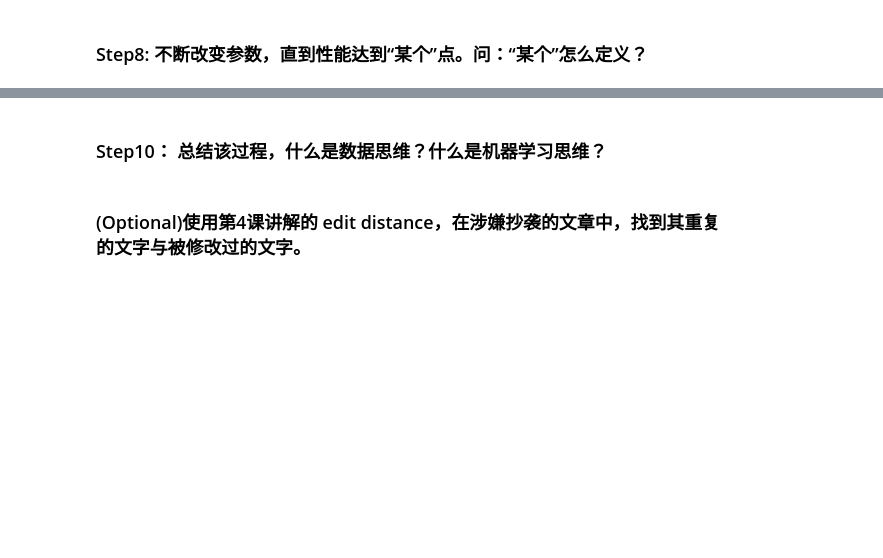
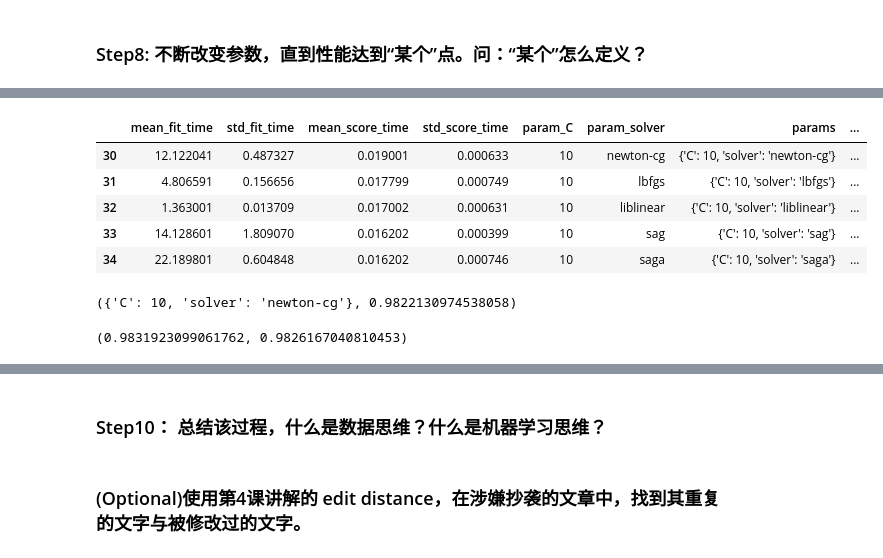
Before and after one commit to jh-lau/NLP, a Jupyter notebook: Artificial_Intelligence_for_NLP/Week_07_0817_machine_learning_2/Assignment/1_assignment.ipynb, the cells around one changed output, grey strips where cells are left out. Drawn from its saved outputs; the diff is of its cells as text; code cells hidden in the pictures; blank space fills up the shorter version.

```diff
--- a/Artificial_Intelligence_for_NLP/Week_07_0817_machine_learning_2/Assignment/1_assignment.ipynb
+++ b/Artificial_Intelligence_for_NLP/Week_07_0817_machine_learning_2/Assignment/1_assignment.ipynb
@@ -153,0 +290,3 @@ cosine(t1, t2)
+# %%
+Xtrain, ytrain, Xcv, ycv, Xtest, ytest = corpus_split(X2, y)
+Xtrain.shape,ytrain.shape, Xcv.shape, ycv.shape, Xtest.shape , ytest.shape
@@ -153,0 +295,4 @@ cosine(t1, t2)
+# %%
+clf = KNC(weights='distance')
+clf.fit(Xtrain, ytrain)
+clf.score(Xcv, ycv)
@@ -153,0 +318,4 @@ cosine(t1, t2)
+# %%
+logi_clf = LogisticRegression(solver='lbfgs')
+logi_clf.fit(Xtrain, ytrain)
+logi_clf.score(Xcv, ycv), logi_clf.score(Xtest, ytest)
@@ -154,2 +339,7 @@ cosine(t1, t2)
 # %% [markdown]
 ### Step8: 不断改变参数，直到性能达到“某个”点。问：“某个”怎么定义？
+# %%
+params = {'C':[.01, .03, .1, .3, 1, 3, 10], 'solver':['newton-cg', 'lbfgs', 'liblinear', 'sag', 'saga']}
+clf_logi = LogisticRegression(solver='lbfgs')
+clf = GridSearchCV(clf_logi, params, cv=5)
+clf.fit(Xtrain, ytrain)
@@ -155,0 +362,19 @@ cosine(t1, t2)
+# %%
+pd.DataFrame(clf.cv_results_).tail()
+# %% [output]
+|  | mean_fit_time | std_fit_time | mean_score_time | std_score_time | param_C | param_solver | params | ... |
+| 30 | 12.122041 | 0.487327 | 0.019001 | 0.000633 | 10 | newton-cg | {'C': 10, 'solver': 'newton-cg'} | ... |
+| 31 | 4.806591 | 0.156656 | 0.017799 | 0.000749 | 10 | lbfgs | {'C': 10, 'solver': 'lbfgs'} | ... |
+| 32 | 1.363001 | 0.013709 | 0.017002 | 0.000631 | 10 | liblinear | {'C': 10, 'solver': 'liblinear'} | ... |
+| 33 | 14.128601 | 1.809070 | 0.016202 | 0.000399 | 10 | sag | {'C': 10, 'solver': 'sag'} | ... |
+| 34 | 22.189801 | 0.604848 | 0.016202 | 0.000746 | 10 | saga | {'C': 10, 'solver': 'saga'} | ... |
+# %%
+clf.best_params_, clf.best_score_
+# %% [output]
+({'C': 10, 'solver': 'newton-cg'}, 0.9822130974538058)
+# %%
+logi_clf = LogisticRegression(C=10, solver='newton-cg')
+logi_clf.fit(Xtrain, ytrain)
+logi_clf.score(Xcv, ycv), logi_clf.score(Xtest, ytest)
+# %% [output]
+(0.9831923099061762, 0.9826167040810453)
```
Also changed, not shown: parts of 63 cells of this notebook, 3 other files.
